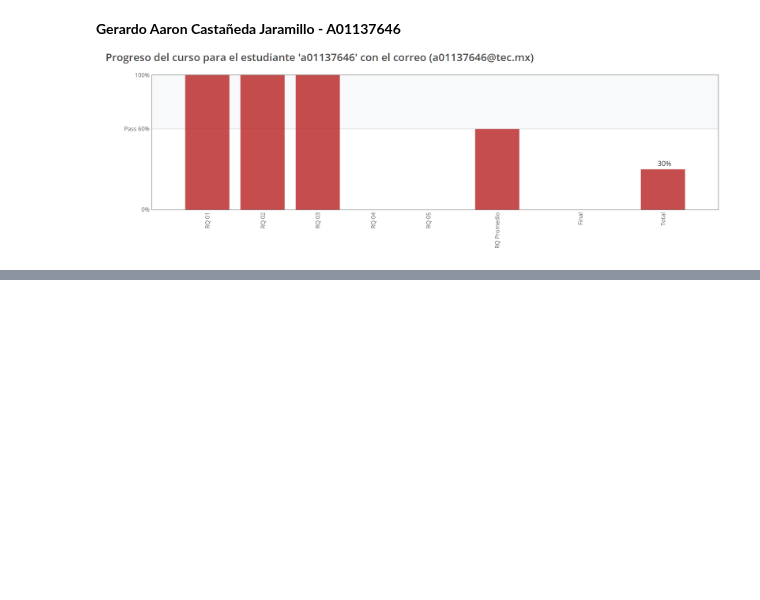
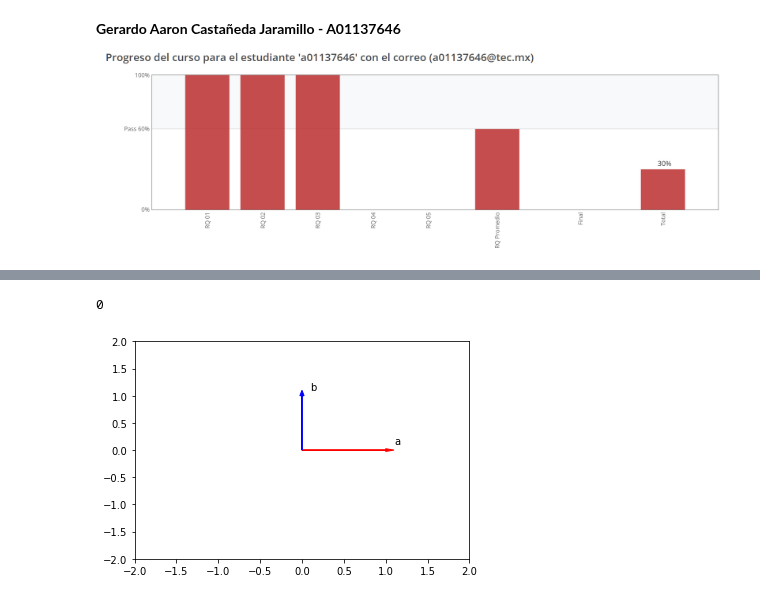
Before and after one commit to PosgradoMNA/actividades-de-aprendizaje-gerardoaaron_castanedajaramillo, a Jupyter notebook: Semana 3: Python for Data Science (IBM).ipynb, the cells around one changed output, grey strips where cells are left out. Cells and saved outputs as stored; diff of their text form; code cells hidden in the pictures; blank space fills up the shorter version.

```diff
--- a/Semana 3: Python for Data Science (IBM).ipynb
+++ b/Semana 3: Python for Data Science (IBM).ipynb
@@ -777,0 +468,8 @@ dict_keys(['a', 'b'])
+# %%
+a = np.array([1, 0])
+b = np.array([0, 1])
+Plotvec2(a,b)
+np.dot(a,b)
+# %% [output]
+0
+[figure, added]
```
Also changed, not shown: parts of 291 cells of this notebook.
